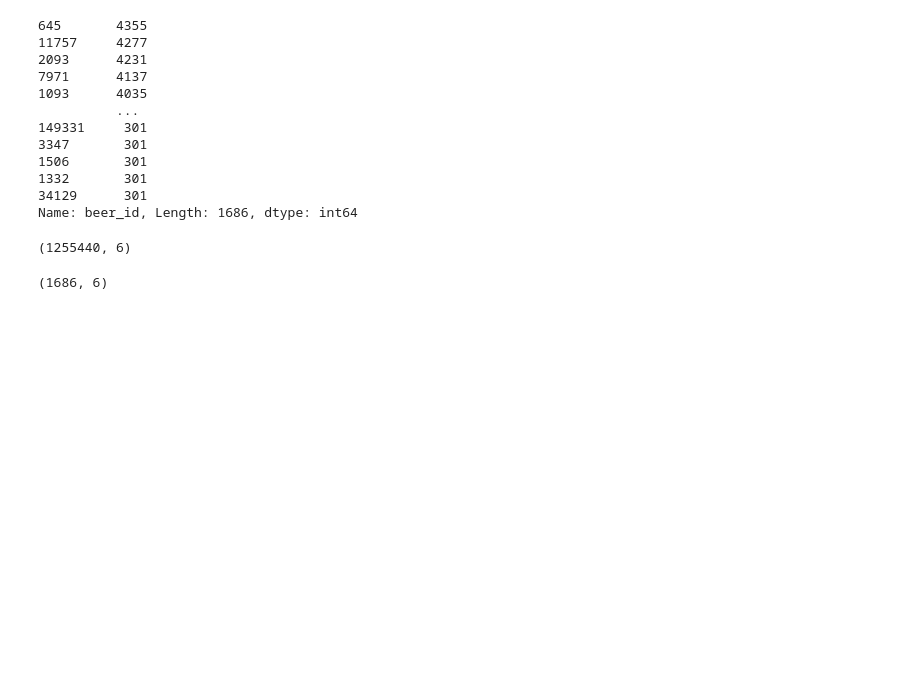
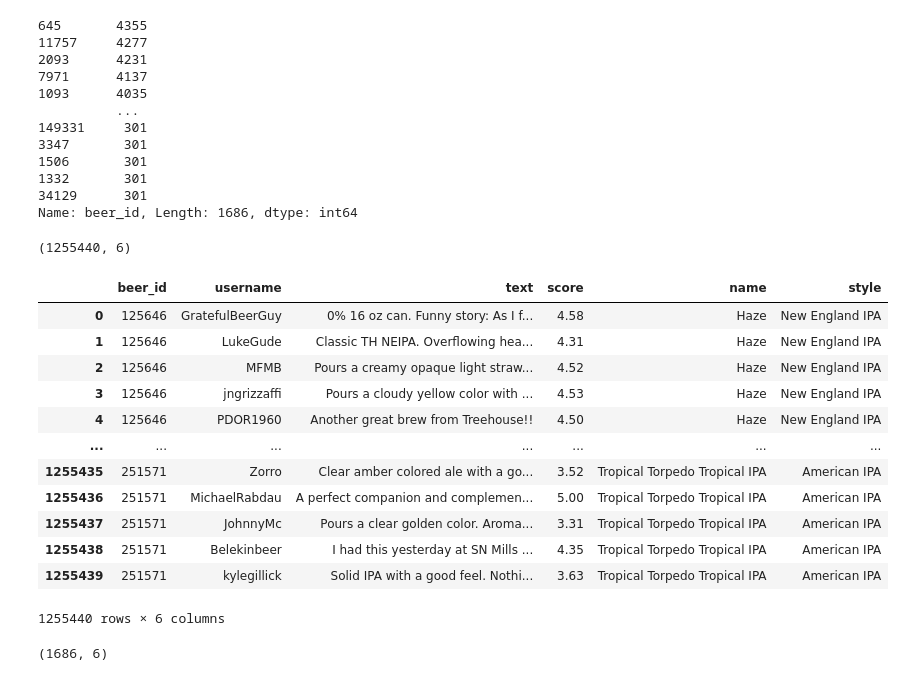
Before and after one commit to sheetalbongale/ALE-gorithm-II, a Jupyter notebook: notebooks/data_cleaning.ipynb, the cells around one changed output. Cells and saved outputs as stored; diff of their text form; code cells hidden in the pictures; blank space fills up the shorter version.

```diff
--- a/notebooks/data_cleaning.ipynb
+++ b/notebooks/data_cleaning.ipynb
@@ -322,4 +309,20 @@ Name: beer_id, Length: 1686, dtype: int64
 df.shape
 # %% [output]
 (1255440, 6)
+# %%
+df
+# %% [output]
+|  | beer_id | username | text | score | name | style |
+| 0 | 125646 | GratefulBeerGuy | 0% 16 oz can. Funny story: As I f... | 4.58 | Haze | New England IPA |
+| 1 | 125646 | LukeGude | Classic TH NEIPA. Overflowing hea... | 4.31 | Haze | New England IPA |
+| 2 | 125646 | MFMB | Pours a creamy opaque light straw... | 4.52 | Haze | New England IPA |
+| 3 | 125646 | jngrizzaffi | Pours a cloudy yellow color with ... | 4.53 | Haze | New England IPA |
+| 4 | 125646 | PDOR1960 | Another great brew from Treehouse!! | 4.50 | Haze | New England IPA |
+| ... | ... | ... | ... | ... | ... | ... |
+| 1255435 | 251571 | Zorro | Clear amber colored ale with a go... | 3.52 | Tropical Torpedo Tropical IPA | American IPA |
+| 1255436 | 251571 | MichaelRabdau | A perfect companion and complemen... | 5.00 | Tropical Torpedo Tropical IPA | American IPA |
+| 1255437 | 251571 | JohnnyMc | Pours a clear golden color. Aroma... | 3.31 | Tropical Torpedo Tropical IPA | American IPA |
+| 1255438 | 251571 | Belekinbeer | I had this yesterday at SN Mills ... | 4.35 | Tropical Torpedo Tropical IPA | American IPA |
+| 1255439 | 251571 | kylegillick | Solid IPA with a good feel. Nothi... | 3.63 | Tropical Torpedo Tropical IPA | American IPA |
+1255440 rows × 6 columns
 # %%
```
Also changed, not shown: parts of 5 cells of this notebook, 2 other files.
